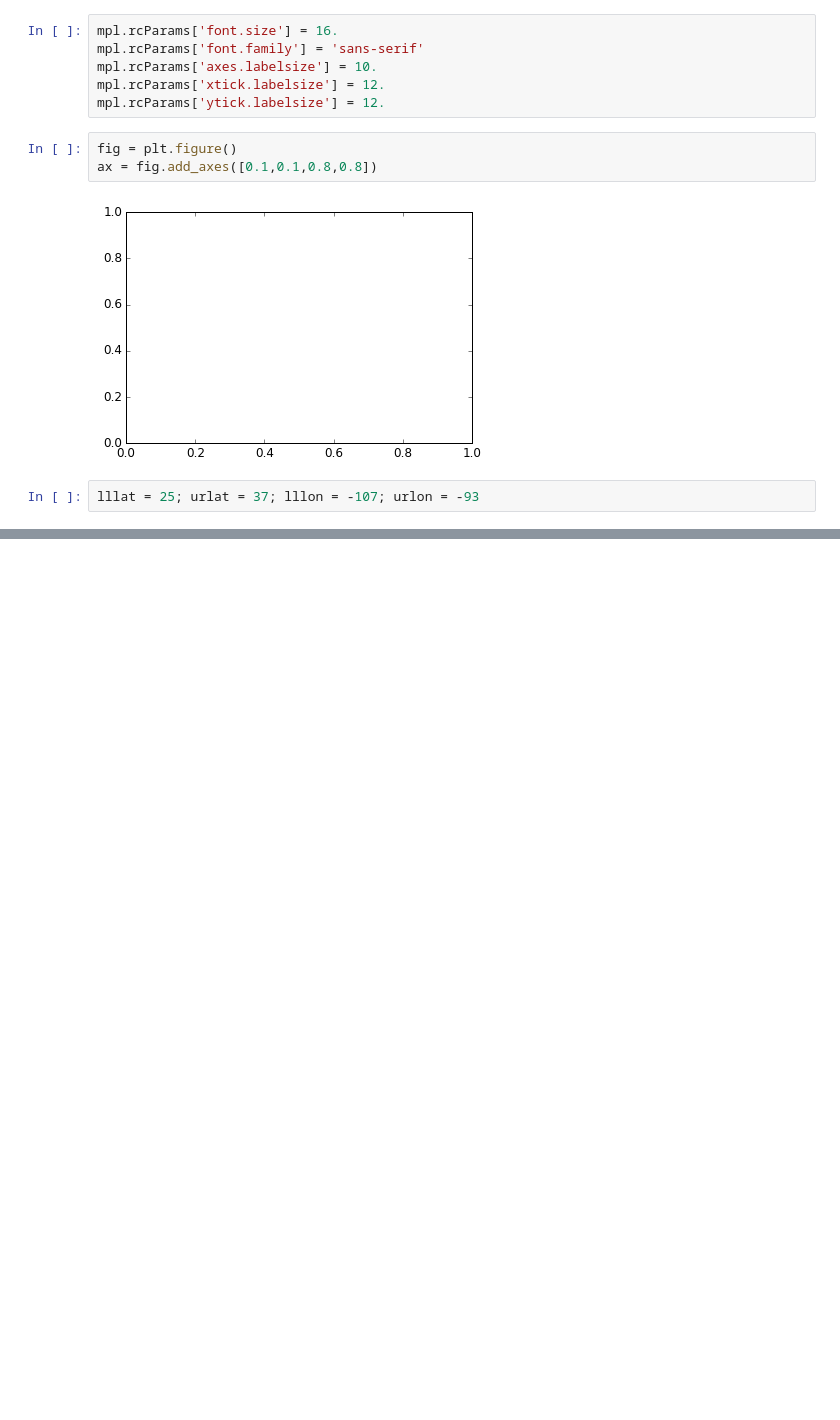
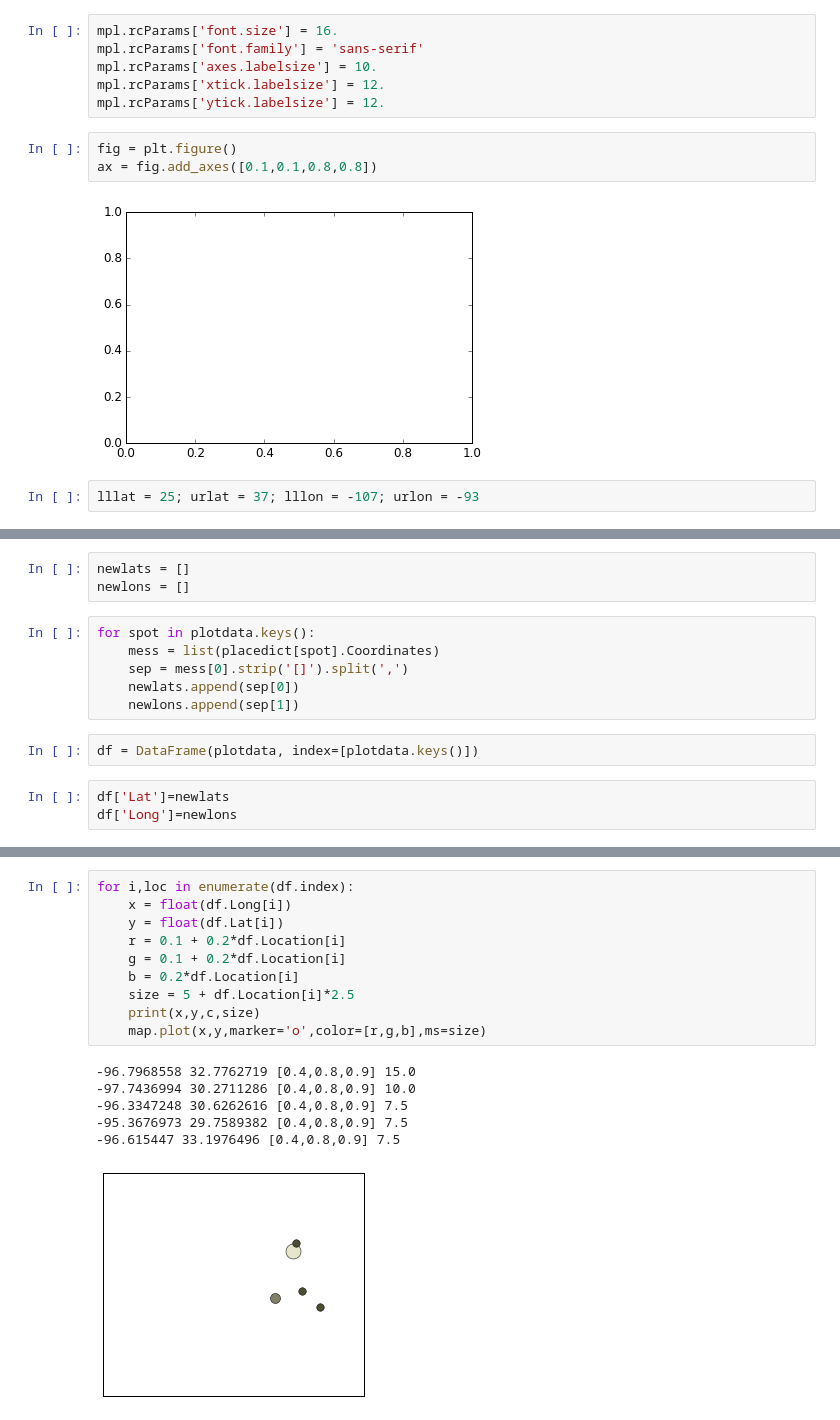
Before and after one commit to randirl17/SciFiMap, a Jupyter notebook: MakeAMap.ipynb, the cells around one changed output, grey strips where cells are left out. Saved outputs shown, nothing was run; the diff lists cells and outputs as text; blank space fills up the shorter version.

Commit message:
data munging + cities plotted

```diff
--- a/MakeAMap.ipynb
+++ b/MakeAMap.ipynb
@@ -35,0 +70,14 @@ map.readshapefile('./tl_2013_48_cousub/tl_2013_48_cousub', 'counties')
+# %%
+newlats = []
+newlons = []
+# %%
+for spot in plotdata.keys():
+    mess = list(placedict[spot].Coordinates)
+    sep = mess[0].strip('[]').split(',')
+    newlats.append(sep[0])
+    newlons.append(sep[1])
+# %%
+df = DataFrame(plotdata, index=[plotdata.keys()])
+# %%
+df['Lat']=newlats
+df['Long']=newlons
@@ -35,0 +93,17 @@ map.readshapefile('./tl_2013_48_cousub/tl_2013_48_cousub', 'counties')
+# %%
+for i,loc in enumerate(df.index):
+    x = float(df.Long[i])
+    y = float(df.Lat[i])
+    r = 0.1 + 0.2*df.Location[i]
+    g = 0.1 + 0.2*df.Location[i]
+    b = 0.2*df.Location[i]
+    size = 5 + df.Location[i]*2.5
+    print(x,y,c,size)
+    map.plot(x,y,marker='o',color=[r,g,b],ms=size)
+# %% [output]
+-96.7968558 32.7762719 [0.4,0.8,0.9] 15.0
+-97.7436994 30.2711286 [0.4,0.8,0.9] 10.0
+-96.3347248 30.6262616 [0.4,0.8,0.9] 7.5
+-95.3676973 29.7589382 [0.4,0.8,0.9] 7.5
+-96.615447 33.1976496 [0.4,0.8,0.9] 7.5
+[figure, added]
```
Also changed, not shown: parts of 13 cells of this notebook, 2 other files.
